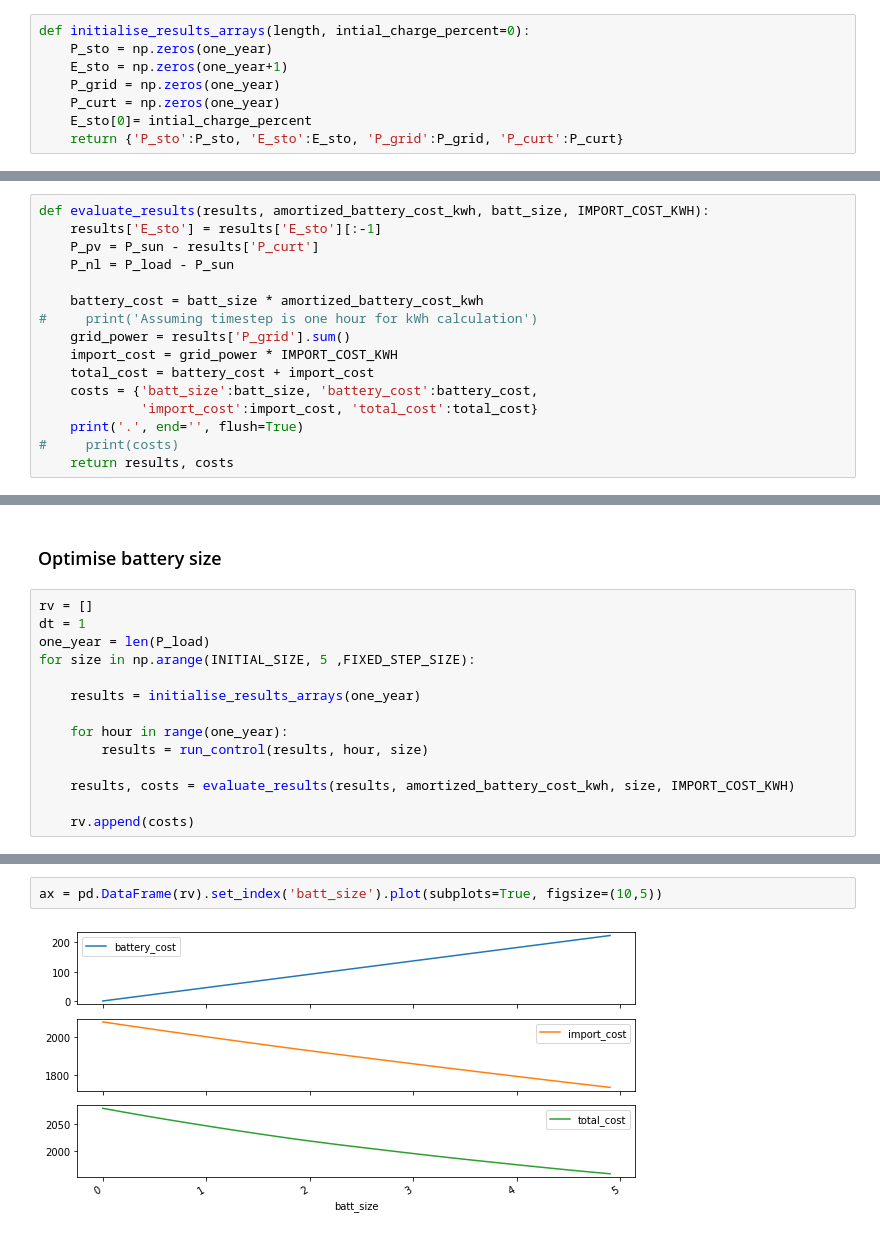
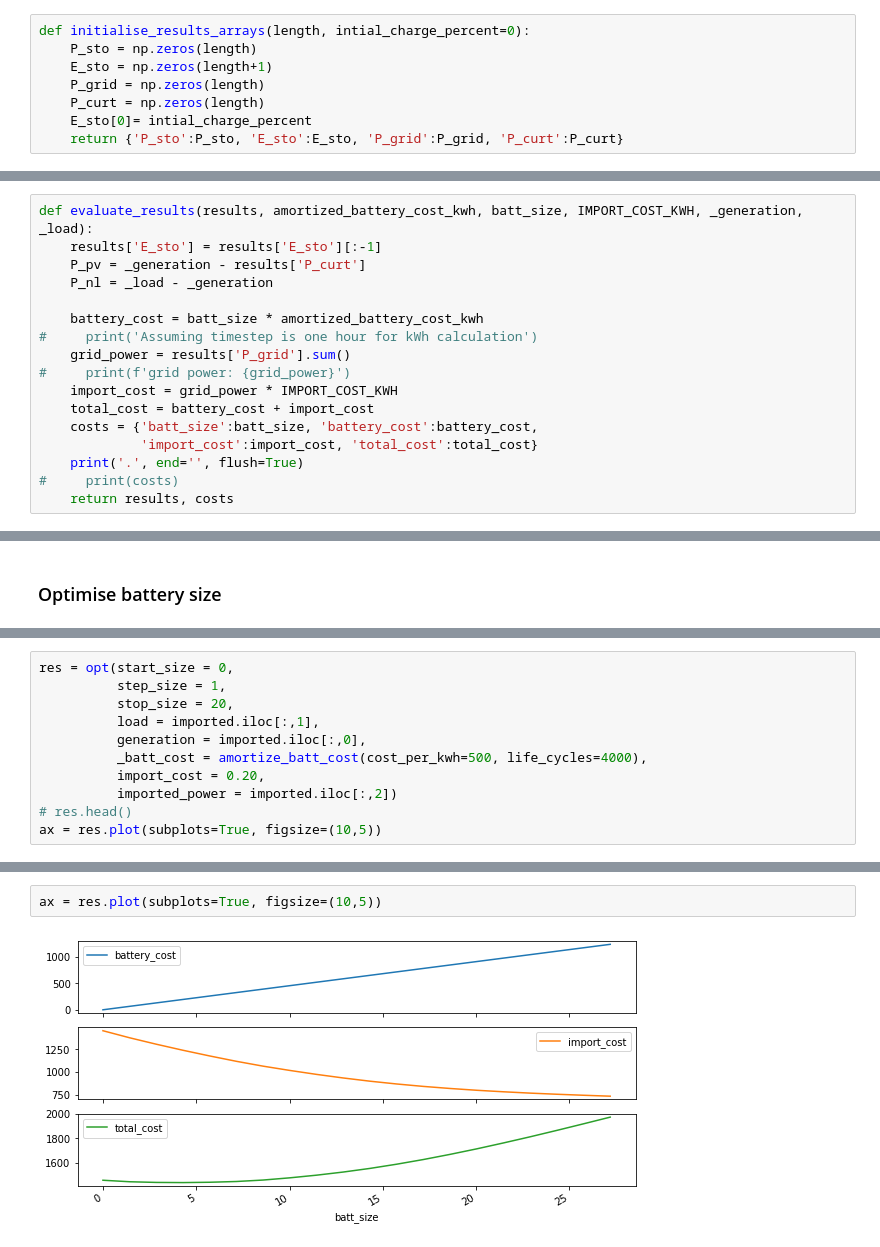
Before and after one commit to rbrown-orxa/LC_App_2_microservices, a Jupyter notebook: Rule_based_Battery_Optimiser.ipynb, the cells around one changed output, grey strips where cells are left out. Saved outputs shown, nothing was run; the diff lists cells and outputs as text.

Commit message:
added json schema for api request, and started work on automatically determining battery optimisation start, stop and step sizes

```diff
--- a/Rule_based_Battery_Optimiser.ipynb
+++ b/Rule_based_Battery_Optimiser.ipynb
@@ -122,10 +108,10 @@ def check_result(E_sto, E_rated, digits=3):
         raise
 # %%
 def initialise_results_arrays(length, intial_charge_percent=0):
-    P_sto = np.zeros(one_year)
-    E_sto = np.zeros(one_year+1)
-    P_grid = np.zeros(one_year)
-    P_curt = np.zeros(one_year)
+    P_sto = np.zeros(length)
+    E_sto = np.zeros(length+1)
+    P_grid = np.zeros(length)
+    P_curt = np.zeros(length)
     E_sto[0]= intial_charge_percent
     return {'P_sto':P_sto, 'E_sto':E_sto, 'P_grid':P_grid, 'P_curt':P_curt}
 # %%
@@ -139,13 +129,14 @@ def run_control(results, timestep, size):
     return results
 # %%
-def evaluate_results(results, amortized_battery_cost_kwh, batt_size, IMPORT_COST_KWH):
+def evaluate_results(results, amortized_battery_cost_kwh, batt_size, IMPORT_COST_KWH, _generation, _load):
     results['E_sto'] = results['E_sto'][:-1]
-    P_pv = P_sun - results['P_curt']
-    P_nl = P_load - P_sun
+    P_pv = _generation - results['P_curt']
+    P_nl = _load - _generation
 
     battery_cost = batt_size * amortized_battery_cost_kwh
 #     print('Assuming timestep is one hour for kWh calculation')
     grid_power = results['P_grid'].sum()
+#     print(f'grid power: {grid_power}')
     import_cost = grid_power * IMPORT_COST_KWH
     total_cost = battery_cost + import_cost
     costs = {'batt_size':batt_size, 'battery_cost':battery_cost,
@@ -160,16 +147,2 @@ FIXED_STEP_SIZE = 0.1
 # %% [markdown]
 ### Optimise battery size
-# %%
-rv = []
-dt = 1
-one_year = len(P_load)
-for size in np.arange(INITIAL_SIZE, 5 ,FIXED_STEP_SIZE):
-
-    results = initialise_results_arrays(one_year)
-
-    for hour in range(one_year):
-        results = run_control(results, hour, size)
-
-    results, costs = evaluate_results(results, amortized_battery_cost_kwh, size, IMPORT_COST_KWH)
-
-    rv.append(costs)
@@ -177,0 +188,11 @@ for size in np.arange(INITIAL_SIZE, 5 ,FIXED_STEP_SIZE):
+# %%
+res = opt(start_size = 0,
+          step_size = 1,
+          stop_size = 20,
+          load = imported.iloc[:,1],
+          generation = imported.iloc[:,0],
+          _batt_cost = amortize_batt_cost(cost_per_kwh=500, life_cycles=4000),
+          import_cost = 0.20,
+          imported_power = imported.iloc[:,2])
+# res.head()
+ax = res.plot(subplots=True, figsize=(10,5))
@@ -178,4 +218,4 @@ for size in np.arange(INITIAL_SIZE, 5 ,FIXED_STEP_SIZE):
 # %%
-ax = pd.DataFrame(rv).set_index('batt_size').plot(subplots=True, figsize=(10,5))
+ax = res.plot(subplots=True, figsize=(10,5))
 # %% [output]
-[figure, old version]
+[figure, new version]
```
Also changed, not shown: parts of 23 cells of this notebook, 2 other files.
